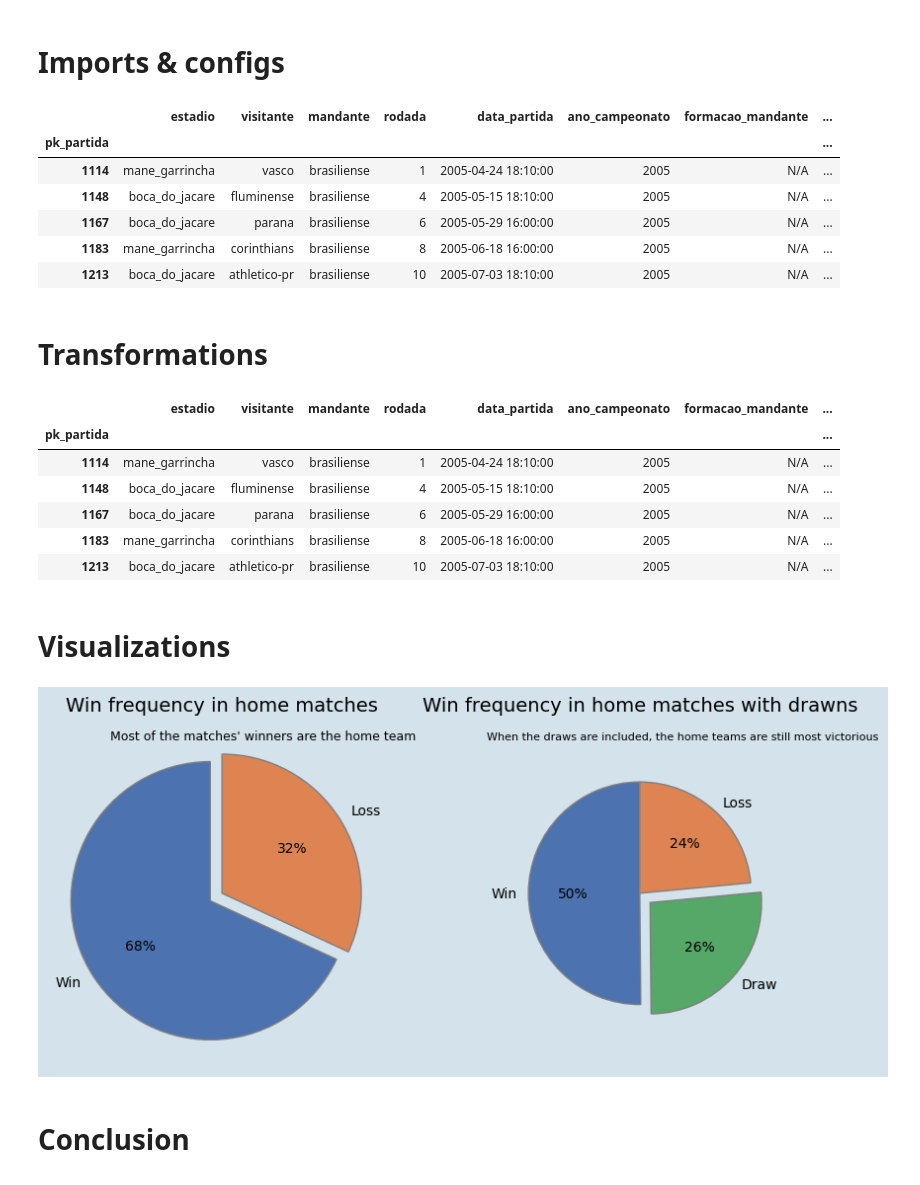
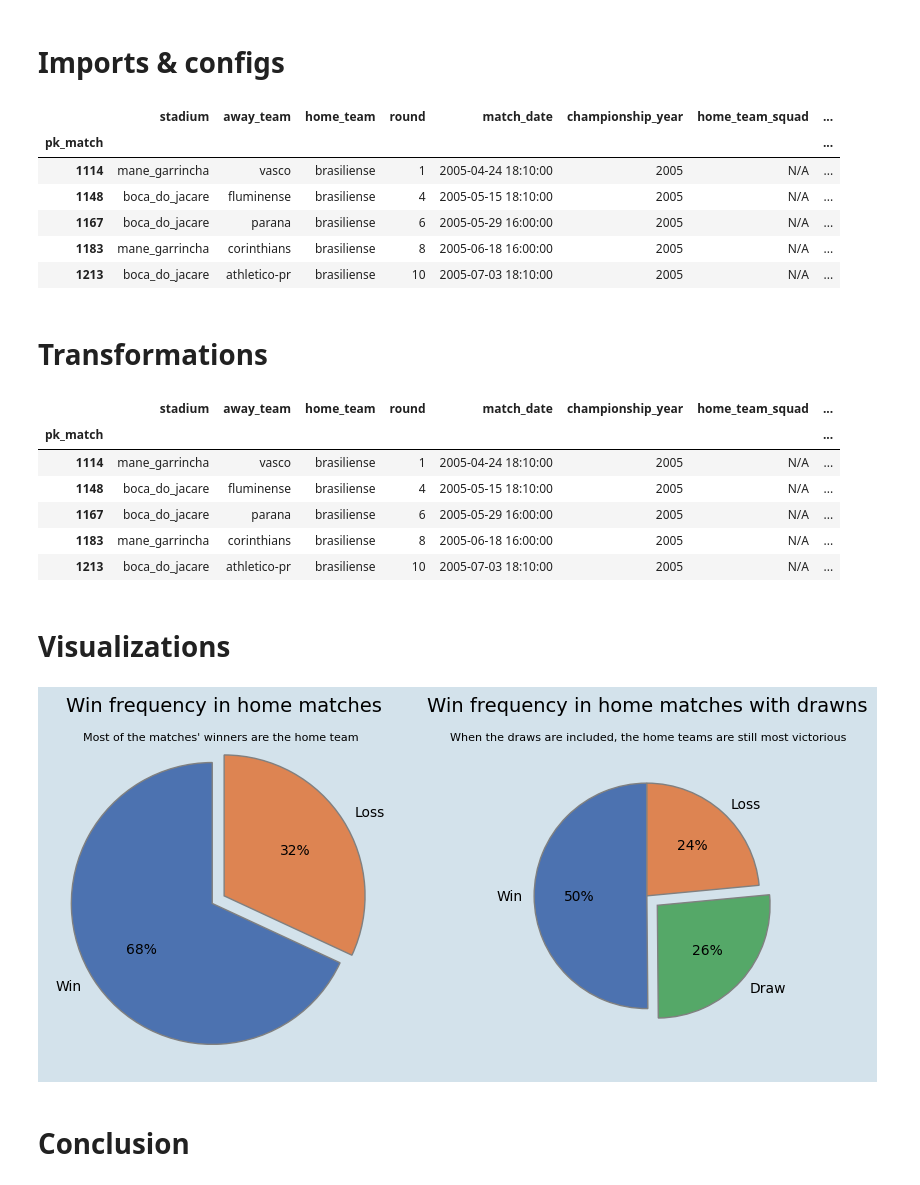
Before and after one commit to igoravelli/brazilian_soccer_championship_analysis, a Jupyter notebook: Win_frequency_in_home_matches.ipynb, the cells around one changed output. Drawn from its saved outputs; the diff is of its cells as text; code cells hidden in the pictures.

Commit message:
Adjusting translated table names

```diff
--- a/Win_frequency_in_home_matches.ipynb
+++ b/Win_frequency_in_home_matches.ipynb
@@ -21,16 +21,16 @@ location = 'US'
 
 client = bigquery.Client(project=project, location=location)
 # %%
-# @title get dim_partida
-dim_partida = client.query(f"""
-      SELECT * FROM `{project}.{schema}.exp_dimPartida`
+# @title get dim_match
+dim_match = client.query(f"""
+      SELECT * FROM `{project}.{schema}.dimMatch`
     """).to_dataframe()
 
-dim_partida.set_index('pk_partida', inplace=True)
-dim_partida.head()
+dim_match.set_index('pk_match', inplace=True)
+dim_match.head()
 # %% [output]
-|  | estadio | visitante | mandante | rodada | data_partida | ano_campeonato | formacao_mandante | ... |
-| pk_partida |  |  |  |  |  |  |  | ... |
+|  | stadium | away_team | home_team | round | match_date | championship_year | home_team_squad | ... |
+| pk_match |  |  |  |  |  |  |  | ... |
 | 1114 | mane_garrincha | vasco | brasiliense | 1 | 2005-04-24 18:10:00 | 2005 | N/A | ... |
 | 1148 | boca_do_jacare | fluminense | brasiliense | 4 | 2005-05-15 18:10:00 | 2005 | N/A | ... |
 | 1167 | boca_do_jacare | parana | brasiliense | 6 | 2005-05-29 16:00:00 | 2005 | N/A | ... |
@@ -40,11 +40,11 @@ dim_partida.head()
 # Transformations
 # %%
 # @title identify which match have home team as a winner
-dim_partida['mandante_vencedor'] = dim_partida['vencedor'] == dim_partida['mandante']
-dim_partida.head()
+dim_match['is_home_team_winner'] = dim_match['winner'] == dim_match['home_team']
+dim_match.head()
 # %% [output]
-|  | estadio | visitante | mandante | rodada | data_partida | ano_campeonato | formacao_mandante | ... |
-| pk_partida |  |  |  |  |  |  |  | ... |
+|  | stadium | away_team | home_team | round | match_date | championship_year | home_team_squad | ... |
+| pk_match |  |  |  |  |  |  |  | ... |
 | 1114 | mane_garrincha | vasco | brasiliense | 1 | 2005-04-24 18:10:00 | 2005 | N/A | ... |
 | 1148 | boca_do_jacare | fluminense | brasiliense | 4 | 2005-05-15 18:10:00 | 2005 | N/A | ... |
 | 1167 | boca_do_jacare | parana | brasiliense | 6 | 2005-05-29 16:00:00 | 2005 | N/A | ... |
@@ -52,17 +52,17 @@ dim_partida.head()
 | 1213 | boca_do_jacare | athletico-pr | brasiliense | 10 | 2005-07-03 18:10:00 | 2005 | N/A | ... |
 # %%
 # @title identify which match was draw
-dim_partida['foi_empate'] = dim_partida['vencedor'].isnull()
+dim_match['is_draw'] = dim_match['winner'].isnull()
 # %%
-# @title modify the `mandante_vencedor` column when is a draw
-dim_partida.loc[dim_partida.foi_empate, 'mandante_vencedor'] = 'empate'
+# @title modify the `is_home_team_winner` column when is a draw
+dim_match.loc[dim_match.is_draw, 'is_home_team_winner'] = 'draw'
 # %% [markdown]
 # Visualizations
 # %%
-wo_drawns_matches = dim_partida.loc[~dim_partida['foi_empate']]
+wo_drawns_matches = dim_match.loc[~dim_match['is_draw']]
 
-wo_drawns_data = wo_drawns_matches.mandante_vencedor.value_counts()
-all_matches_data = dim_partida.mandante_vencedor.value_counts()
+wo_drawns_data = wo_drawns_matches.is_home_team_winner.value_counts()
+all_matches_data = dim_match.is_home_team_winner.value_counts()
 
 
 sns.set_palette('deep')
@@ -70,38 +70,38 @@ sns.set_palette('deep')
 fig, (ax1,ax2) = plt.subplots(1,2, figsize=(10,5))
 fig.set_facecolor('#D3E2EB')
 
 colors = sns.color_palette('deep')[0:4]
 
-# primeira figura
+# first figure
 ax1.pie(wo_drawns_data,
         labels=['Win','Loss'],
         startangle=90,
         explode=(0.1,0),
         autopct='%1.0f%%',
         colors=colors,
         wedgeprops={"edgecolor":"gray"},
         radius=1)
 
 ax1.set_title('Win frequency in home matches', fontsize=14)
-ax1.text(-0.8, 1.1, "Most of the matches' winners are the home team", fontsize=9)
+ax1.text(-1, 1.1, "Most of the matches' winners are the home team", fontsize=8)
 
 
-# segunda figura
+# second figure
 ax2.pie(all_matches_data,
         labels=['Win','Draw','Loss'],
         startangle=90,
         explode=(0,0.1,0),
         autopct='%1.0f%%',
         colors=[colors[0], colors[2], colors[1]],
         wedgeprops={"edgecolor":"gray"},
         radius=0.8)
 
 ax2.set_title('Win frequency in home matches with drawns', fontsize=14)
-ax2.text(-1.1, 1.1, 'When the draws are included, the home teams are still most victorious', fontsize=8)
+ax2.text(-1.4, 1.1, 'When the draws are included, the home teams are still most victorious', fontsize=8)
 
 plt.show()
 # %% [output]
-[figure, old version]
+[figure, new version]
 # %% [markdown]
 # Conclusion
 # %% [markdown]
```
Also changed, not shown: parts of 1 cell of this notebook.
